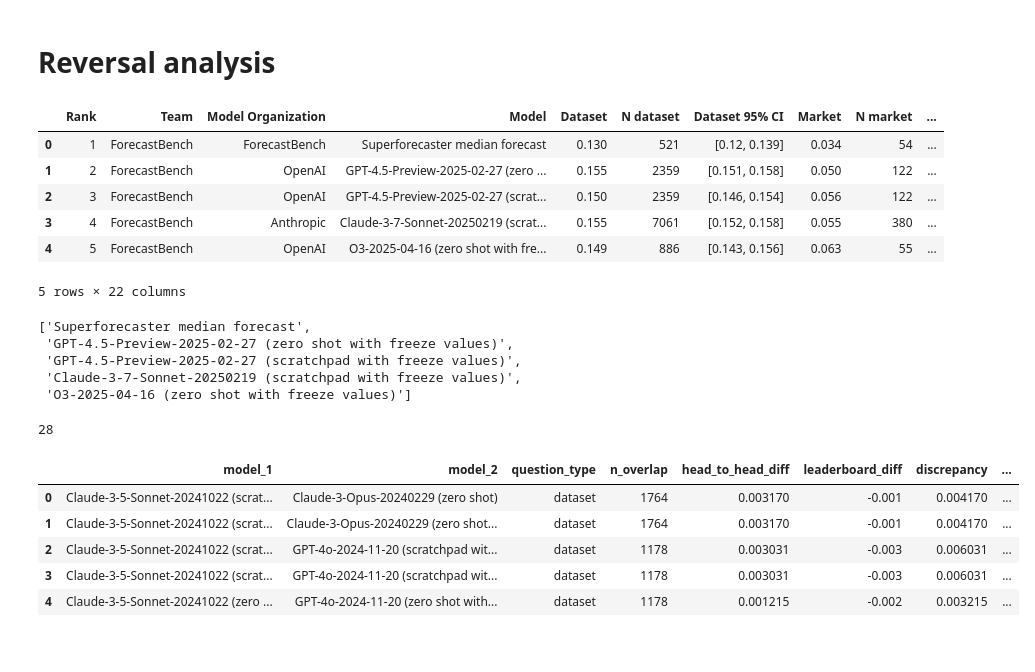
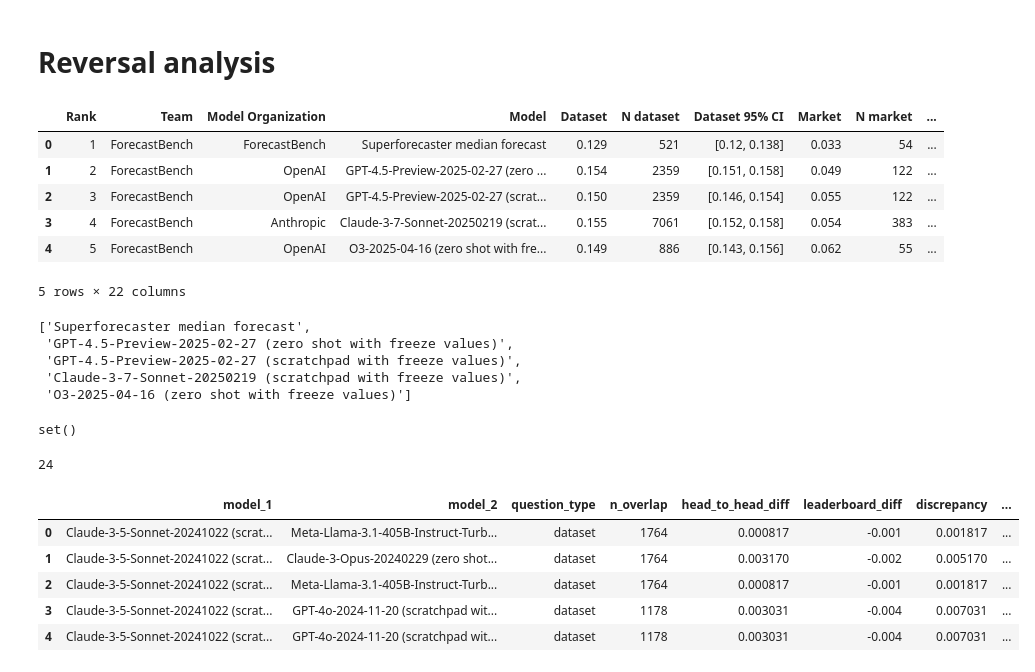
Before and after one commit to forecastingresearch/forecastbench-stability-analysis, a Jupyter notebook: notebooks/blog_post.ipynb, the cells around one changed output. Cells and saved outputs as stored; diff of their text form; code cells hidden in the pictures.

```diff
--- a/notebooks/blog_post.ipynb
+++ b/notebooks/blog_post.ipynb
@@ -60,20 +329,17 @@ np.int64(26)
 # %% [markdown]
 # Reversal analysis
 # %%
-df_leaderboard = pd.read_csv('~/Desktop/leaderboard_tournament.csv')
-df_leaderboard["Model"] = df_leaderboard["Model"].str.replace("crowd forecast", "freeze values")
-df_leaderboard.head()
+df_tournament_leaderboard.head()
 # %% [output]
 |  | Rank | Team | Model Organization | Model | Dataset | N dataset | Dataset 95% CI | Market | N market | ... |
-| 0 | 1 | ForecastBench | ForecastBench | Superforecaster median forecast | 0.130 | 521 | [0.12, 0.139] | 0.034 | 54 | ... |
-| 1 | 2 | ForecastBench | OpenAI | GPT-4.5-Preview-2025-02-27 (zero ... | 0.155 | 2359 | [0.151, 0.158] | 0.050 | 122 | ... |
-| 2 | 3 | ForecastBench | OpenAI | GPT-4.5-Preview-2025-02-27 (scrat... | 0.150 | 2359 | [0.146, 0.154] | 0.056 | 122 | ... |
-| 3 | 4 | ForecastBench | Anthropic | Claude-3-7-Sonnet-20250219 (scrat... | 0.155 | 7061 | [0.152, 0.158] | 0.055 | 380 | ... |
-| 4 | 5 | ForecastBench | OpenAI | O3-2025-04-16 (zero shot with fre... | 0.149 | 886 | [0.143, 0.156] | 0.063 | 55 | ... |
+| 0 | 1 | ForecastBench | ForecastBench | Superforecaster median forecast | 0.129 | 521 | [0.12, 0.138] | 0.033 | 54 | ... |
+| 1 | 2 | ForecastBench | OpenAI | GPT-4.5-Preview-2025-02-27 (zero ... | 0.154 | 2359 | [0.151, 0.158] | 0.049 | 122 | ... |
+| 2 | 3 | ForecastBench | OpenAI | GPT-4.5-Preview-2025-02-27 (scrat... | 0.150 | 2359 | [0.146, 0.154] | 0.055 | 122 | ... |
+| 3 | 4 | ForecastBench | Anthropic | Claude-3-7-Sonnet-20250219 (scrat... | 0.155 | 7061 | [0.152, 0.158] | 0.054 | 383 | ... |
+| 4 | 5 | ForecastBench | OpenAI | O3-2025-04-16 (zero shot with fre... | 0.149 | 886 | [0.143, 0.156] | 0.062 | 55 | ... |
 5 rows × 22 columns
 # %%
-all_models = df["model"].unique()
-top_models = df_leaderboard.nsmallest(25, 'Overall')['Model']
+top_models = df_tournament_leaderboard.nsmallest(25, 'Overall')['Model']
 top_models = list(top_models)
 top_models[0:5]
 # %% [output]
@@ -82,6 +348,15 @@ top_models[0:5]
  'GPT-4.5-Preview-2025-02-27 (scratchpad with freeze values)',
  'Claude-3-7-Sonnet-20250219 (scratchpad with freeze values)',
  'O3-2025-04-16 (zero shot with freeze values)']
+# %%
+all_models_leaderboard = list(df_tournament_leaderboard["Model"].unique())
+all_models_df = list(df["model"].unique())
+# %%
+# Check that all models on the leaderboard are in
+# the raw data
+set(all_models_leaderboard) - set(all_models_df)
+# %% [output]
+set()
 # %%
 def get_rank_reversals(df, df_leaderboard, question_type, models, min_overlap):
     """
@@ -93,7 +368,7 @@ def get_rank_reversals(df, df_leaderboard, question_type, models, min_overlap):
         df_leaderboard: Dataframe with the leaderboard
         question_type: 'market' or 'dataset'
         models: List of models to compare. These models are compared
-            to every model in df["model"].unique()
+            to every model in df_leaderboard["model"].unique()
         min_overlap: Minimum overlapping questions
 
     Returns:
@@ -102,7 +377,8 @@ def get_rank_reversals(df, df_leaderboard, question_type, models, min_overlap):
     # Filter data by question type
     mask = (df["market_question"] == (question_type == "market"))
     df_filtered = df[mask].copy()
-    all_models = df["model"].unique()
+    all_models = df_leaderboard["Model"].unique()
+    all_models_df = df["model"].unique()
 
     # Get leaderboard scores
     if question_type == "market":
@@ -120,8 +396,10 @@ def get_rank_reversals(df, df_leaderboard, question_type, models, min_overlap):
         for model_b in all_models:
             if model_a == model_b:
                 continue
-            if model_a not in all_models:
-                raise ValueError(f"{model_a} not present in the provided df")
+            if model_a not in all_models_df:
+                raise ValueError(f"{model_a} not present in df.")
+            if model_b not in all_models_df:
+                raise ValueError(f"{model_b} not present in df.")
 
             # Get raw Brier scores
             df_a = df_filtered[df_filtered["model"] == model_a][["question_id", "brier_score"]]
@@ -161,19 +439,19 @@ def get_rank_reversals(df, df_leaderboard, question_type, models, min_overlap):
     return pd.DataFrame(reversals)
 # %%
 df_dataset_reversals = get_rank_reversals(df=df,
-                                          df_leaderboard=df_leaderboard,
+                                          df_leaderboard=df_tournament_leaderboard,
                                           question_type="dataset",
                                           models=top_models,
                                           min_overlap=1000)
 print(len(df_dataset_reversals))
 df_dataset_reversals.head()
 # %% [output]
-28
+24
 |  | model_1 | model_2 | question_type | n_overlap | head_to_head_diff | leaderboard_diff | discrepancy | ... |
-| 0 | Claude-3-5-Sonnet-20241022 (scrat... | Claude-3-Opus-20240229 (zero shot) | dataset | 1764 | 0.003170 | -0.001 | 0.004170 | ... |
-| 1 | Claude-3-5-Sonnet-20241022 (scrat... | Claude-3-Opus-20240229 (zero shot... | dataset | 1764 | 0.003170 | -0.001 | 0.004170 | ... |
-| 2 | Claude-3-5-Sonnet-20241022 (scrat... | GPT-4o-2024-11-20 (scratchpad wit... | dataset | 1178 | 0.003031 | -0.003 | 0.006031 | ... |
-| 3 | Claude-3-5-Sonnet-20241022 (scrat... | GPT-4o-2024-11-20 (scratchpad wit... | dataset | 1178 | 0.003031 | -0.003 | 0.006031 | ... |
-| 4 | Claude-3-5-Sonnet-20241022 (zero ... | GPT-4o-2024-11-20 (zero shot with... | dataset | 1178 | 0.001215 | -0.002 | 0.003215 | ... |
+| 0 | Claude-3-5-Sonnet-20241022 (scrat... | Meta-Llama-3.1-405B-Instruct-Turb... | dataset | 1764 | 0.000817 | -0.001 | 0.001817 | ... |
+| 1 | Claude-3-5-Sonnet-20241022 (scrat... | Claude-3-Opus-20240229 (zero shot... | dataset | 1764 | 0.003170 | -0.002 | 0.005170 | ... |
+| 2 | Claude-3-5-Sonnet-20241022 (scrat... | Meta-Llama-3.1-405B-Instruct-Turb... | dataset | 1764 | 0.000817 | -0.001 | 0.001817 | ... |
+| 3 | Claude-3-5-Sonnet-20241022 (scrat... | GPT-4o-2024-11-20 (scratchpad wit... | dataset | 1178 | 0.003031 | -0.004 | 0.007031 | ... |
+| 4 | Claude-3-5-Sonnet-20241022 (scrat... | GPT-4o-2024-11-20 (scratchpad wit... | dataset | 1178 | 0.003031 | -0.004 | 0.007031 | ... |
 # %%
 df_market_reversals = get_rank_reversals(df=df,
```
Also changed, not shown: parts of 25 cells of this notebook.
